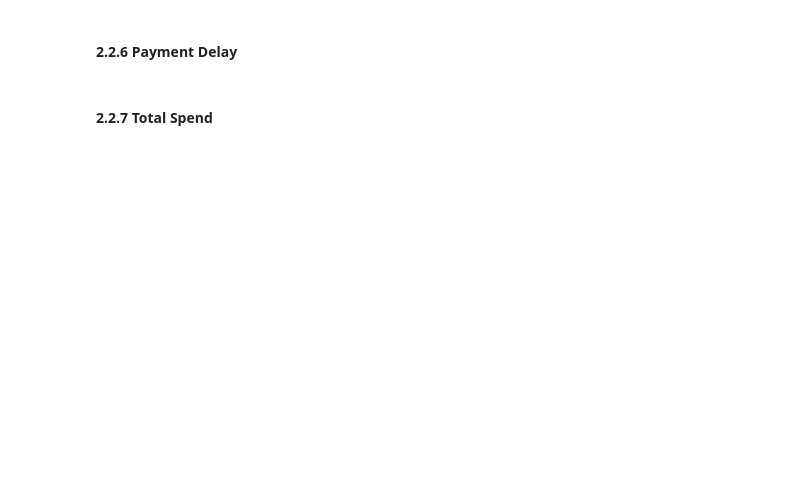
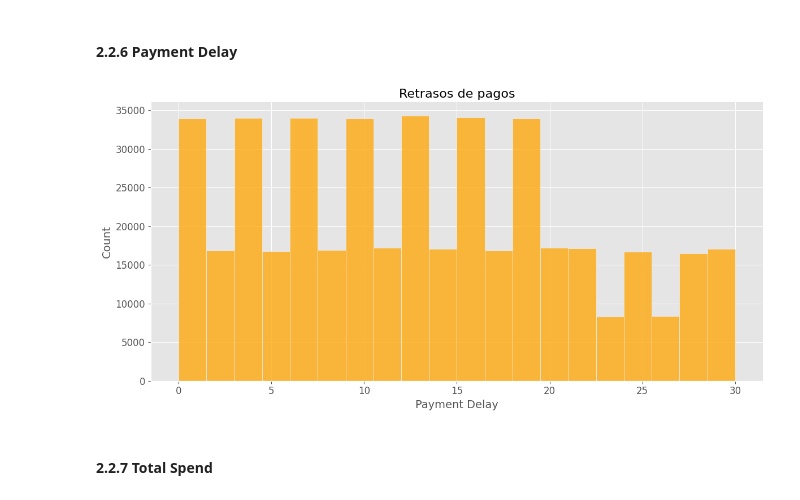
Before and after one commit to cacelass/tasa_churn, a Jupyter notebook: notebooks/0-1-Alejandro Cancelas Chapela-ProcesamientoDatos.ipynb, the cells around one changed output. Cells and saved outputs as stored; diff of their text form; code cells hidden in the pictures; blank space fills up the shorter version.

```diff
--- a/notebooks/0-1-Alejandro Cancelas Chapela-ProcesamientoDatos.ipynb
+++ b/notebooks/0-1-Alejandro Cancelas Chapela-ProcesamientoDatos.ipynb
@@ -248,22 +273,25 @@ plt.show()
 #### 2.2.6 Payment Delay
 # %%
 fig, ax = plt.subplots(figsize=(12,6))
-sns.countplot(
-    x='Payment Delay',
-    data=df_train,
-    ax=ax,
+sns.histplot(
+    df_train['Payment Delay'],
+    bins=20,       # ajusta según rango de datos
     color='orange',
-    order=sorted(df_train['Payment Delay'].unique())
+    kde=False,
+    ax=ax
 )
 
 ax.set_xlabel('Payment Delay', fontsize=14)
 ax.set_ylabel('Count', fontsize=14)
 ax.set_title('Retrasos de pagos', fontsize=16)
-ax.tick_params(axis='x', rotation=45, labelsize=12)
+ax.tick_params(axis='x', labelsize=12)
 ax.tick_params(axis='y', labelsize=12)
 
-plt.tight_layout()  # evita que se corte el texto
+sns.despine()
+plt.tight_layout()
 plt.show()
+# %% [output]
+[figure, added]
 # %% [markdown]
 #### 2.2.7 Total Spend
 # %%
```
Also changed, not shown: parts of 12 cells of this notebook.
